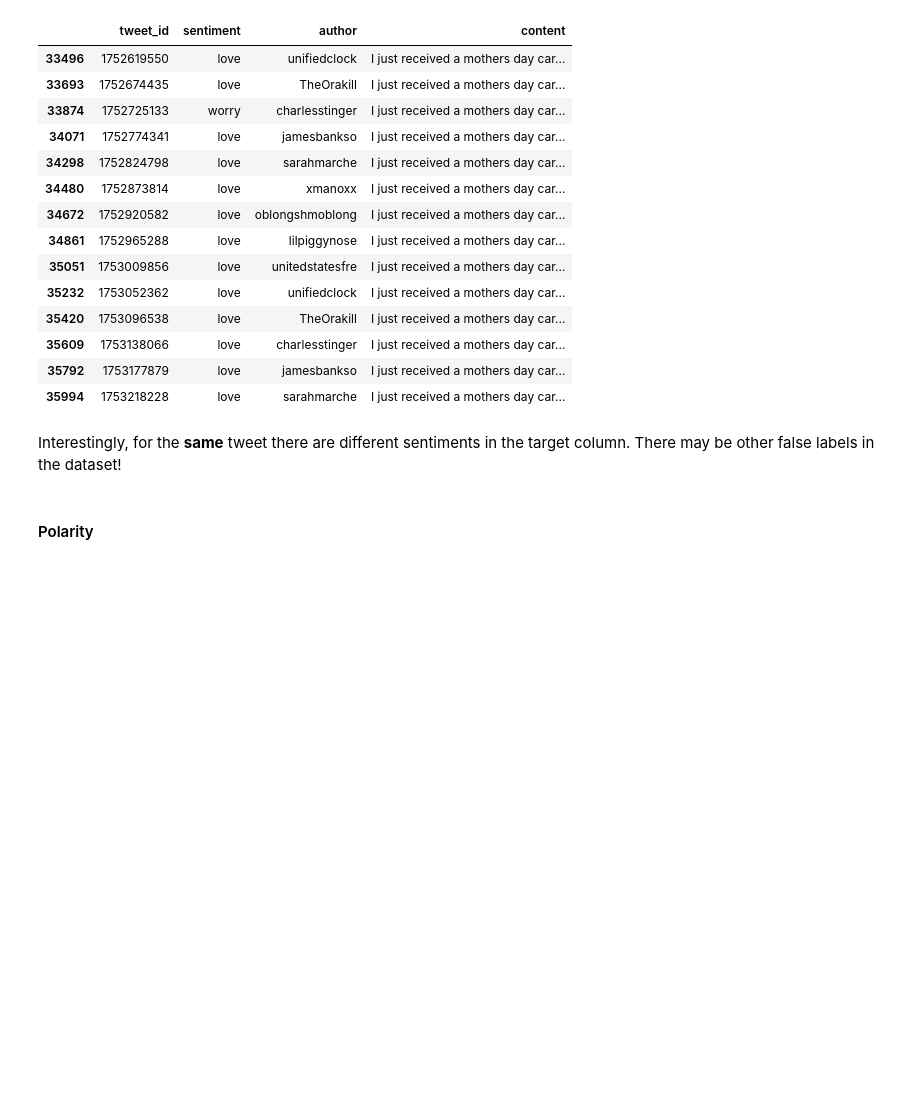
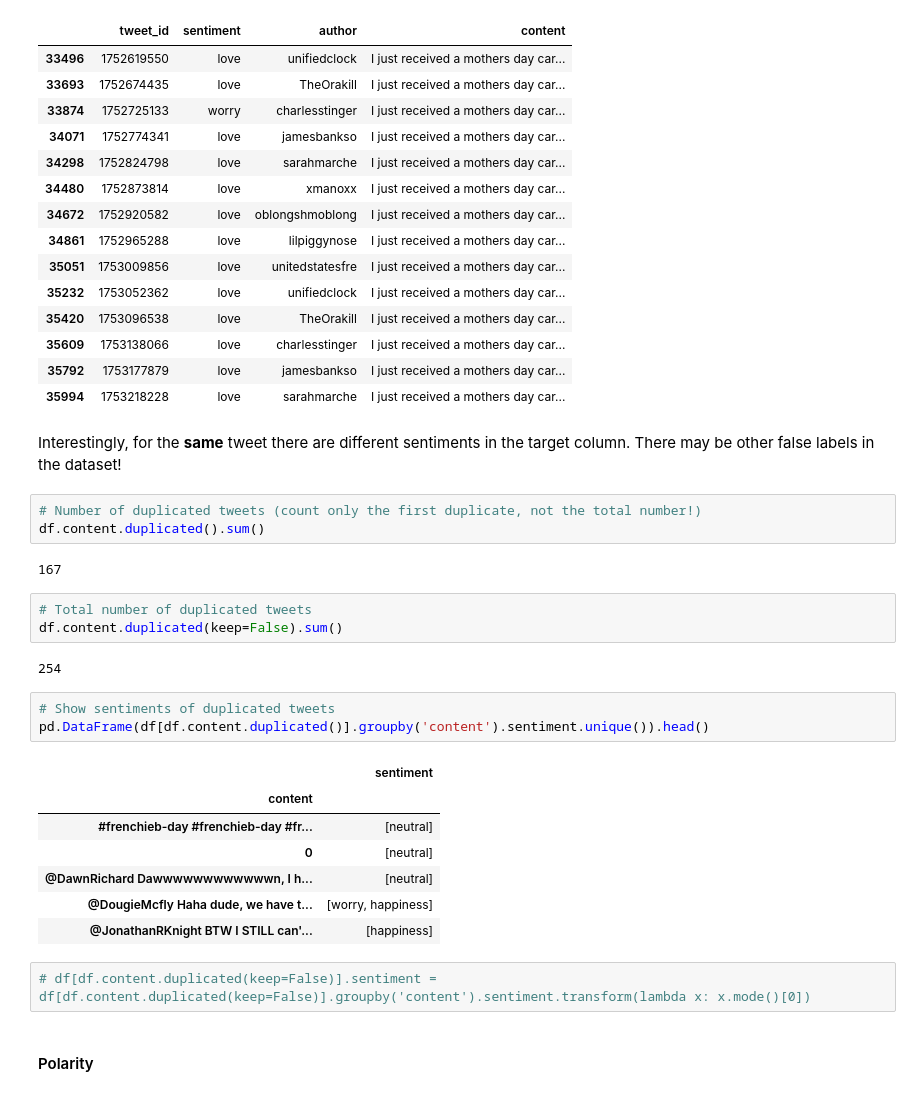
Before and after one commit to kaymal/twitter-emotions, a Jupyter notebook: data-preparation.ipynb, the cells around one changed output. Cells and saved outputs as stored; diff of their text form; blank space fills up the shorter version.

```diff
--- a/data-preparation.ipynb
+++ b/data-preparation.ipynb
@@ -210,6 +210,29 @@ df[df.content=='I just received a mothers day card from my lovely daughter wishi
 | 35994 | 1753218228 | love | sarahmarche | I just received a mothers day car... |
 # %% [markdown]
 Interestingly, for the **same** tweet there are different sentiments in the target column. There may be other false labels in the dataset!
+# %%
+# Number of duplicated tweets (count only the first duplicate, not the total number!)
+df.content.duplicated().sum()
+# %% [output]
+167
+# %%
+# Total number of duplicated tweets
+df.content.duplicated(keep=False).sum()
+# %% [output]
+254
+# %%
+# Show sentiments of duplicated tweets
+pd.DataFrame(df[df.content.duplicated()].groupby('content').sentiment.unique()).head()
+# %% [output]
+|  | sentiment |
+| content |  |
+| #frenchieb-day #frenchieb-day #fr... | [neutral] |
+| 0 | [neutral] |
+| @DawnRichard Dawwwwwwwwwwwwn, I h... | [neutral] |
+| @DougieMcfly Haha dude, we have t... | [worry, happiness] |
+| @JonathanRKnight BTW I STILL can'... | [happiness] |
+# %%
+# df[df.content.duplicated(keep=False)].sentiment = df[df.content.duplicated(keep=False)].groupby('content').sentiment.transform(lambda x: x.mode()[0])
 # %% [markdown]
 #### Polarity
 # %%
```
Also changed, not shown: parts of 29 cells of this notebook.
